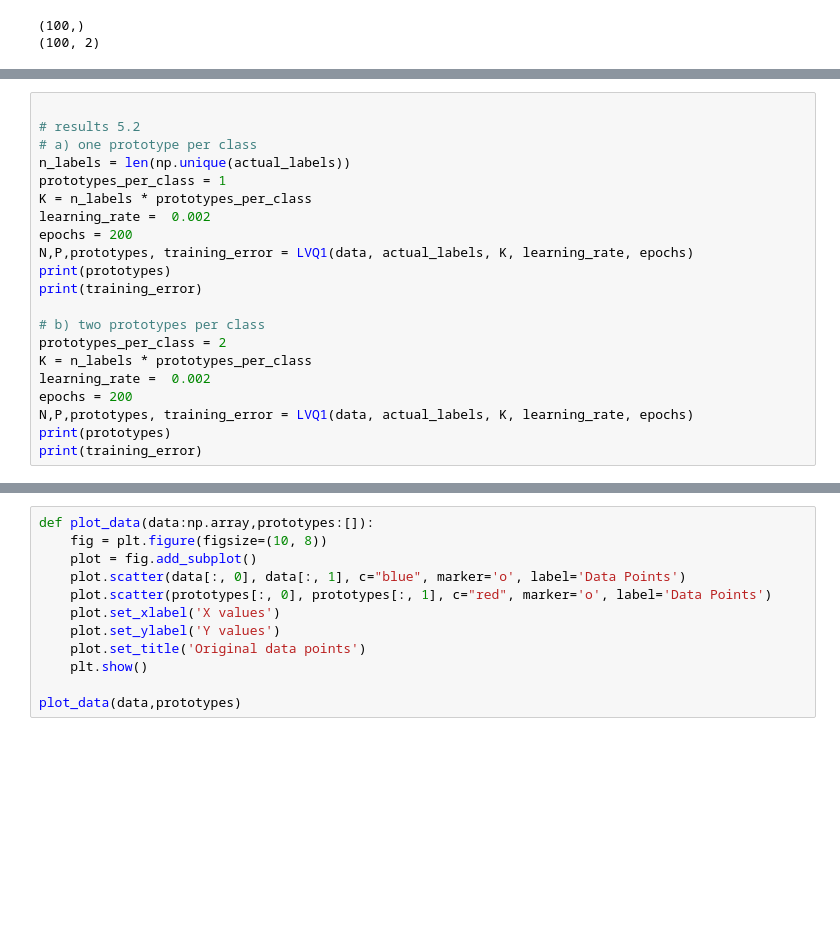
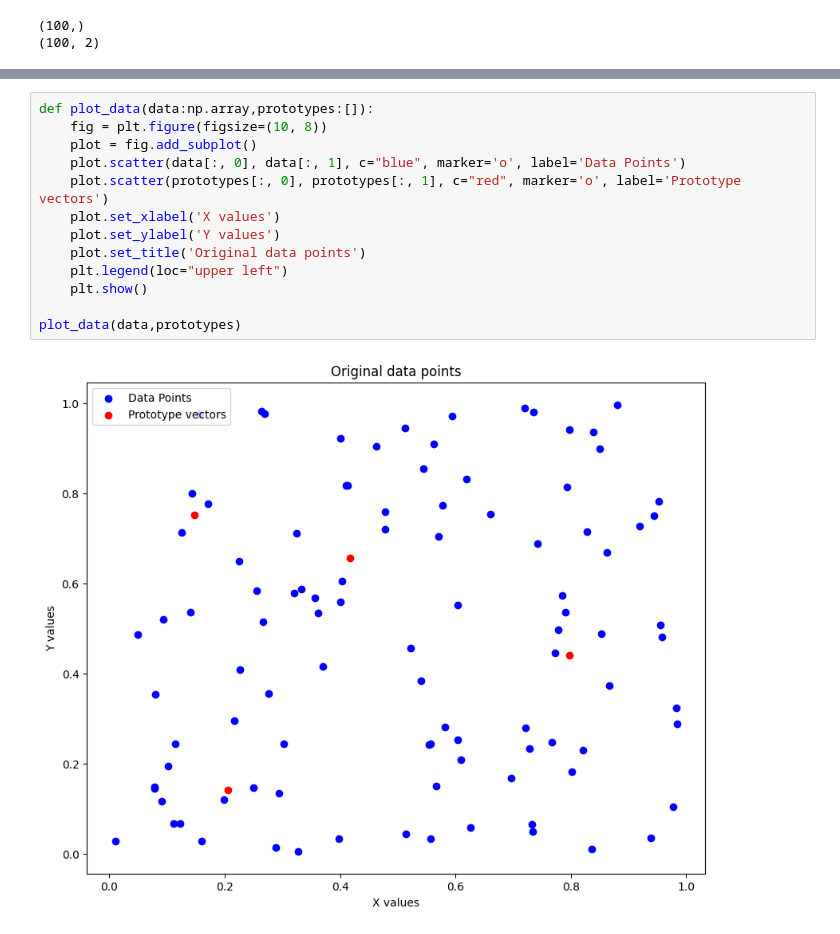
Before and after one commit to put101/intro-ml-2023, a Jupyter notebook: AS5-LVQ/main.ipynb, the cells around one changed output, grey strips where cells are left out. Drawn from its saved outputs; the diff is of its cells as text; blank space fills up the shorter version.

Commit message:
improved scatter

```diff
--- a/AS5-LVQ/main.ipynb
+++ b/AS5-LVQ/main.ipynb
@@ -56,21 +55,0 @@ def LVQ1(data:np.array, data_labels:np.array, K:int, learning_rate:float, epochs
-# %%
-
-# results 5.2
-# a) one prototype per class
-n_labels = len(np.unique(actual_labels))
-prototypes_per_class = 1
-K = n_labels * prototypes_per_class
-learning_rate =  0.002
-epochs = 200
-N,P,prototypes, training_error = LVQ1(data, actual_labels, K, learning_rate, epochs)
-print(prototypes)
-print(training_error)
-
-# b) two prototypes per class
-prototypes_per_class = 2
-K = n_labels * prototypes_per_class
-learning_rate =  0.002
-epochs = 200
-N,P,prototypes, training_error = LVQ1(data, actual_labels, K, learning_rate, epochs)
-print(prototypes)
-print(training_error)
@@ -94,12 +70,15 @@ plot_learning_curve(training_error,epochs)
 # %%
 def plot_data(data:np.array,prototypes:[]):
     fig = plt.figure(figsize=(10, 8))
     plot = fig.add_subplot()
     plot.scatter(data[:, 0], data[:, 1], c="blue", marker='o', label='Data Points')
-    plot.scatter(prototypes[:, 0], prototypes[:, 1], c="red", marker='o', label='Data Points')
+    plot.scatter(prototypes[:, 0], prototypes[:, 1], c="red", marker='o', label='Prototype vectors')
     plot.set_xlabel('X values')
     plot.set_ylabel('Y values')
     plot.set_title('Original data points')
+    plt.legend(loc="upper left")
     plt.show()
 
 plot_data(data,prototypes)
+# %% [output]
+[figure, added]
```
Also changed, not shown: parts of 5 cells of this notebook, 4 other files.
